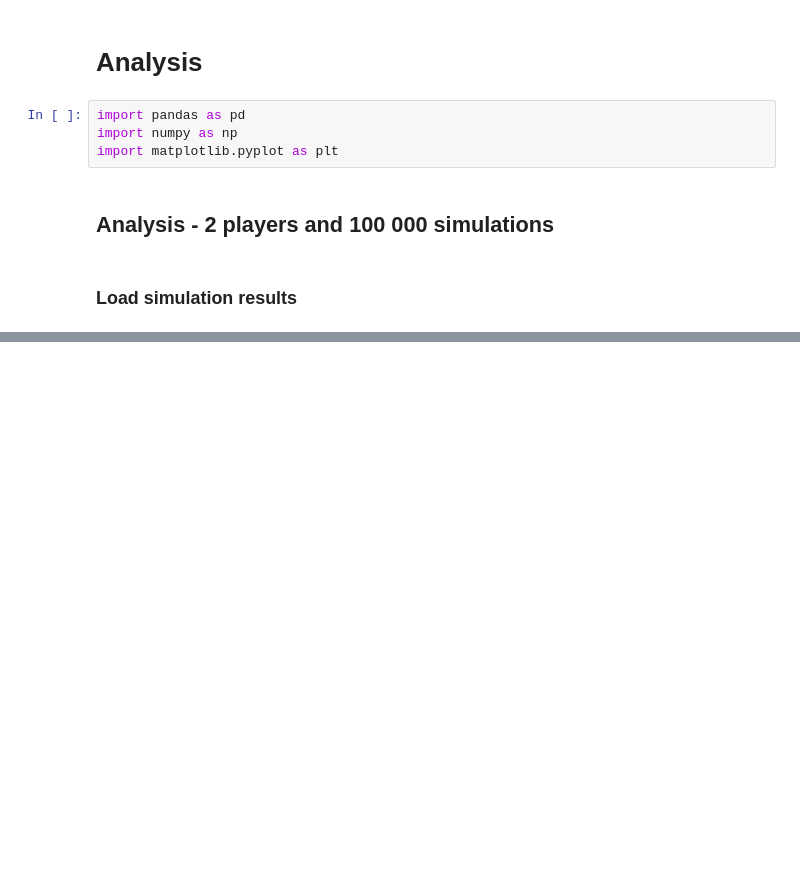
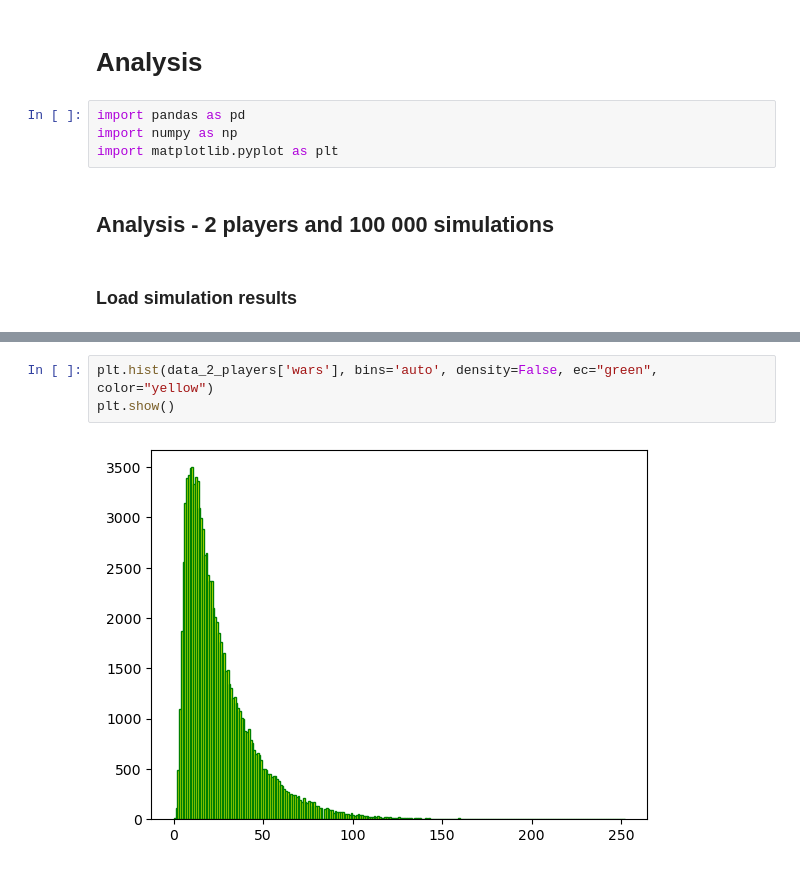
Before and after one commit to Agr3st/war-card-game-analysis, a Jupyter notebook: war_card_game_analysis.ipynb, the cells around one changed output, grey strips where cells are left out. Saved outputs shown, nothing was run; the diff lists cells and outputs as text; blank space fills up the shorter version.

```diff
--- a/war_card_game_analysis.ipynb
+++ b/war_card_game_analysis.ipynb
@@ -258,3 +267,8 @@ plt.hist(rounds_2_players, bins=100, range=(0, 2500), density=False, ec="green",
 plt.show()
 # %% [output]
 [figure]
+# %%
+plt.hist(data_2_players['wars'], bins='auto', density=False, ec="green", color="yellow")
+plt.show()
+# %% [output]
+[figure, added]
```
Also changed, not shown: parts of 11 cells of this notebook, 8 other files.
